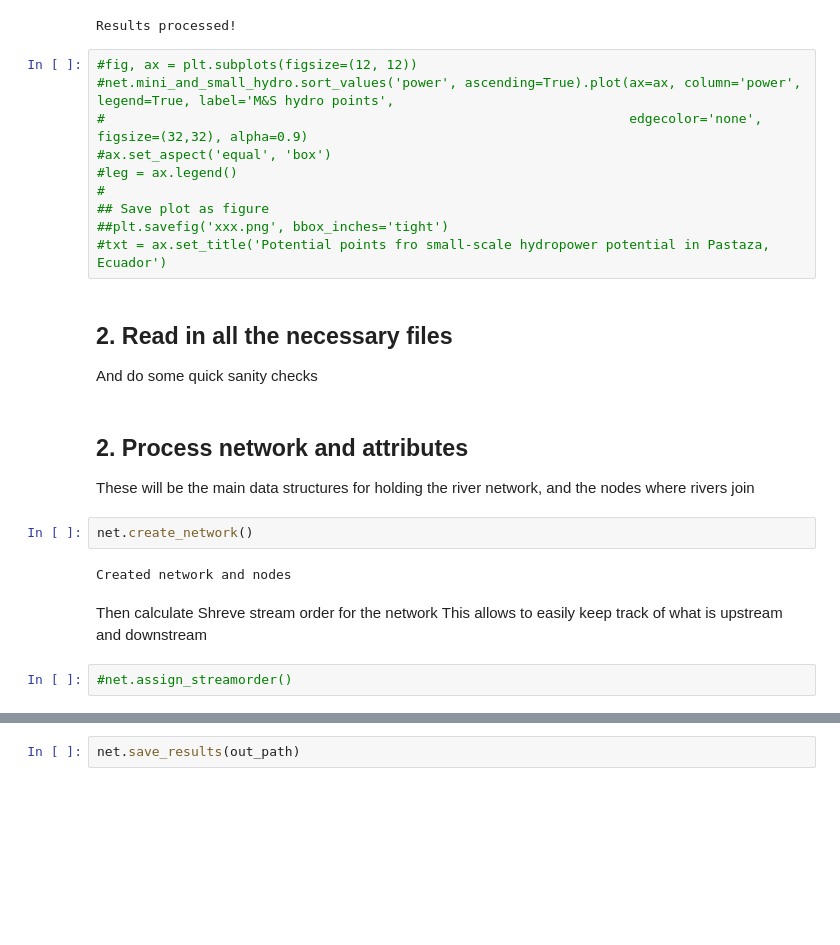
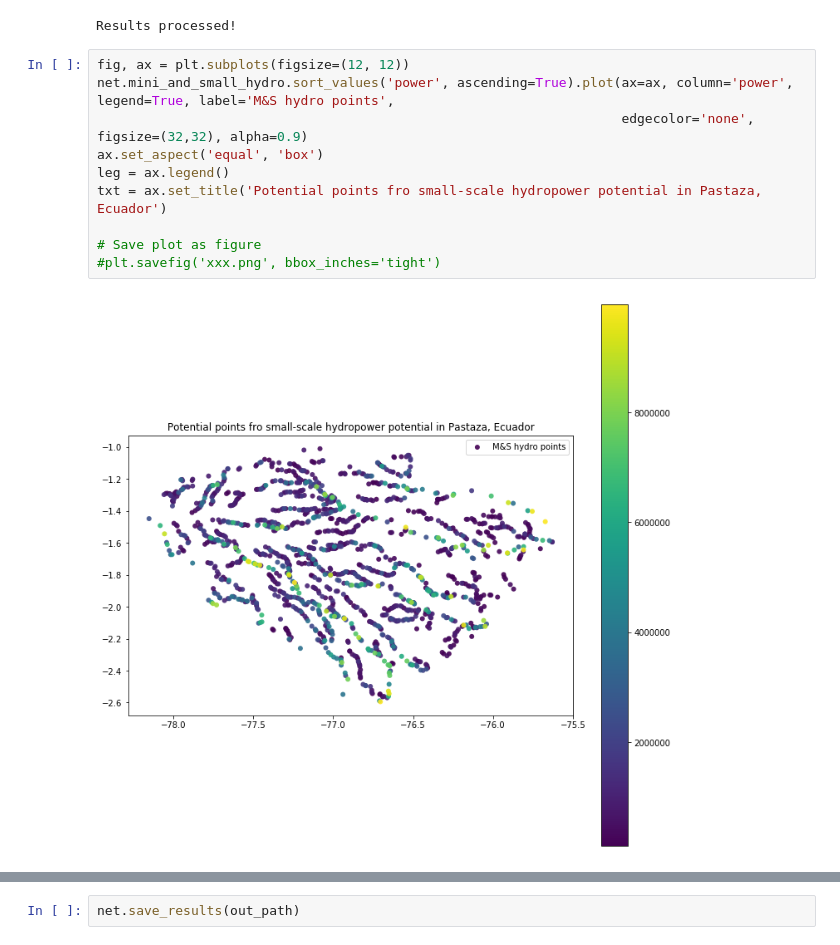
Before and after one commit to MarioSigner/hydronetworks, a Jupyter notebook: example.ipynb, the cells around one changed output, grey strips where cells are left out. Cells and saved outputs as stored; diff of their text form; blank space fills up the shorter version.

```diff
--- a/example.ipynb
+++ b/example.ipynb
@@ -70,27 +109,14 @@ net.result_processor()
 # %% [output]
 Results processed!
 # %%
-#fig, ax = plt.subplots(figsize=(12, 12))
-#net.mini_and_small_hydro.sort_values('power', ascending=True).plot(ax=ax, column='power', legend=True, label='M&S hydro points',
-#                                                                   edgecolor='none', figsize=(32,32), alpha=0.9)
-#ax.set_aspect('equal', 'box')
-#leg = ax.legend()
-#
-## Save plot as figure
-##plt.savefig('xxx.png', bbox_inches='tight')
-#txt = ax.set_title('Potential points fro small-scale hydropower potential in Pastaza, Ecuador')
+fig, ax = plt.subplots(figsize=(12, 12))
+net.mini_and_small_hydro.sort_values('power', ascending=True).plot(ax=ax, column='power', legend=True, label='M&S hydro points',
+                                                                   edgecolor='none', figsize=(32,32), alpha=0.9)
+ax.set_aspect('equal', 'box')
+leg = ax.legend()
+txt = ax.set_title('Potential points fro small-scale hydropower potential in Pastaza, Ecuador')
+
+# Save plot as figure
+#plt.savefig('xxx.png', bbox_inches='tight')
+# %% [output]
+[figure, added]
-# %% [markdown]
-## 2. Read in all the necessary files
-And do some quick sanity checks
-# %% [markdown]
-## 2. Process network and attributes
-These will be the main data structures for holding the river network, and the nodes where rivers join
-# %%
-net.create_network()
-# %% [output]
-Created network and nodes
-# %% [markdown]
-Then calculate Shreve stream order for the network
-This allows to easily keep track of what is upstream and downstream
-# %%
-#net.assign_streamorder()
```
Also changed, not shown: parts of 34 cells of this notebook, 17 other files.
